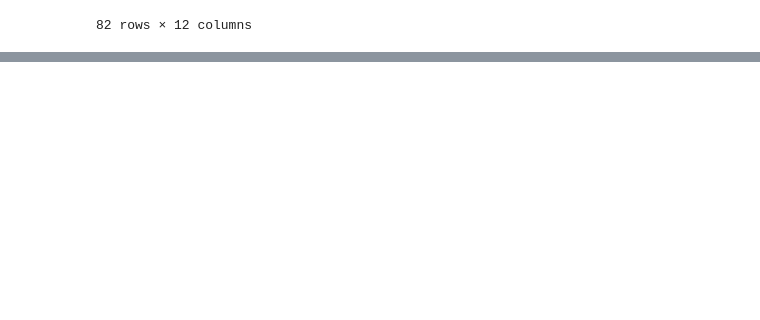
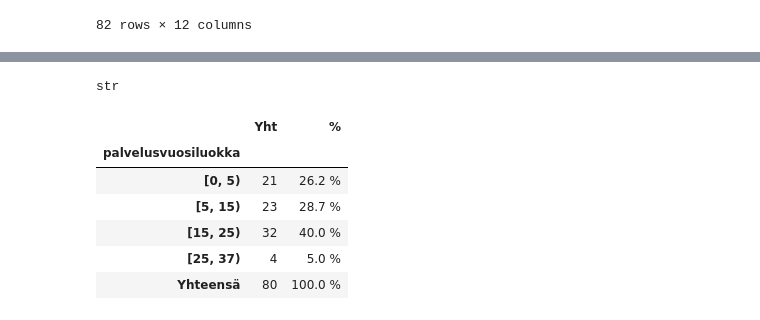
Before and after one commit to Hildura/Tiedonk-sittely-Pytjonilla-Ryhm-5, a Jupyter notebook: Projekti/Analyzing_WorkPlaceSatisfactionSurveyData.ipynb, the cells around one changed output, grey strips where cells are left out. Saved outputs shown, nothing was run; the diff lists cells and outputs as text; code cells hidden in the pictures; blank space fills up the shorter version.

```diff
--- a/Projekti/Analyzing_WorkPlaceSatisfactionSurveyData.ipynb
+++ b/Projekti/Analyzing_WorkPlaceSatisfactionSurveyData.ipynb
@@ -316,0 +341,3 @@ df_palvelusvuodet
+# %%
+df_palvelusvuodet.index = df_palvelusvuodet.index.astype(str)
+df_palvelusvuodet.loc['Yhteensä'] = df_palvelusvuodet.sum()
@@ -316,0 +354,16 @@ df_palvelusvuodet
+# %%
+type(df_palvelusvuodet.index.values[0])
+# %% [output]
+str
+# %%
+# SIIVOTTU TAULUKKO ESITYKSEEN!
+
+df_palvelusvuodet.style.format({'Yht': '{:.0f}', '%': '{:.1f} %'})
+# %% [output]
+|  | Yht | % |
+| palvelusvuosiluokka |  |  |
+| [0, 5) | 21 | 26.2 % |
+| [5, 15) | 23 | 28.7 % |
+| [15, 25) | 32 | 40.0 % |
+| [25, 37) | 4 | 5.0 % |
+| Yhteensä | 80 | 100.0 % |
```
Also changed, not shown: parts of 16 cells of this notebook.
